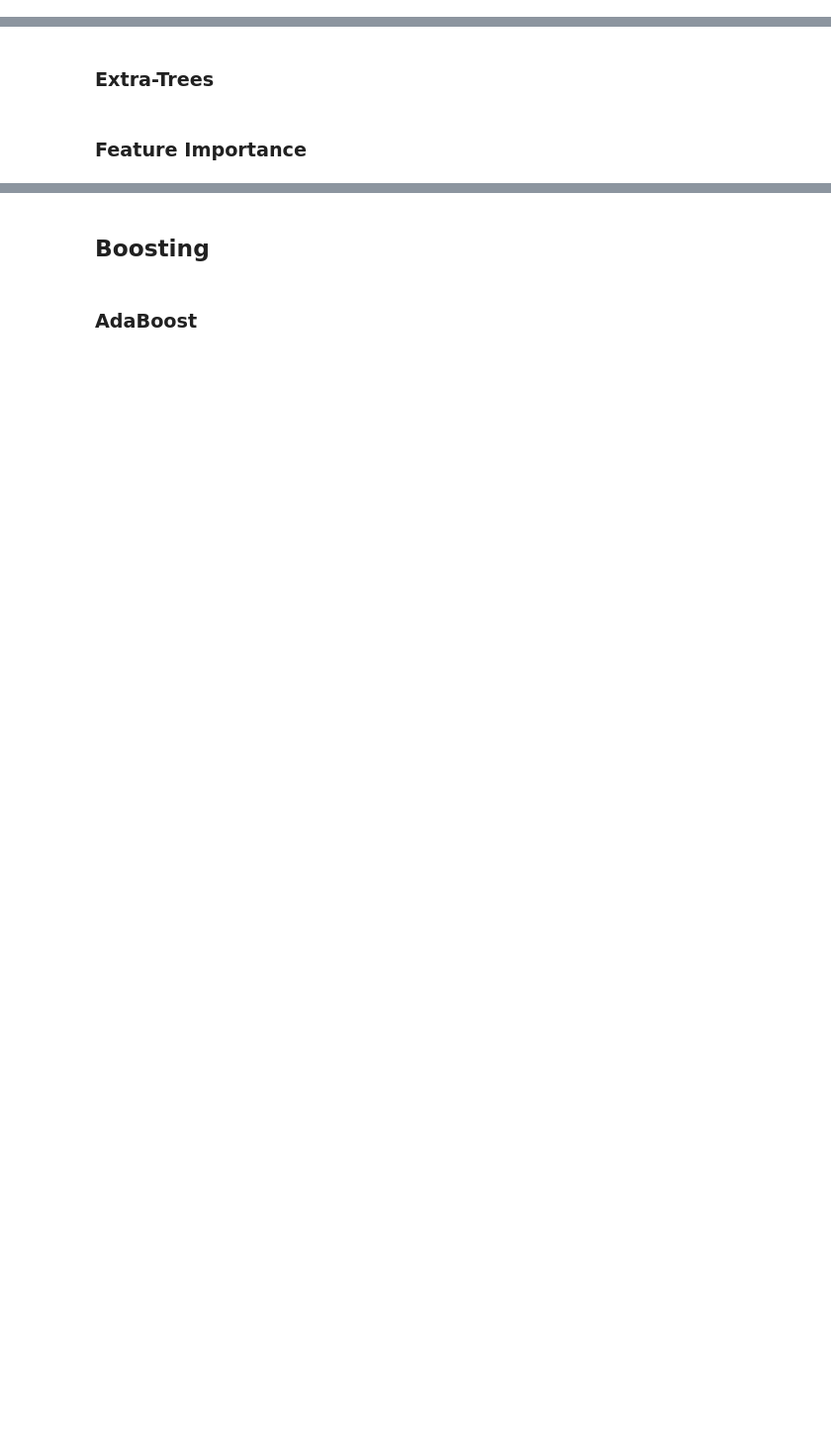
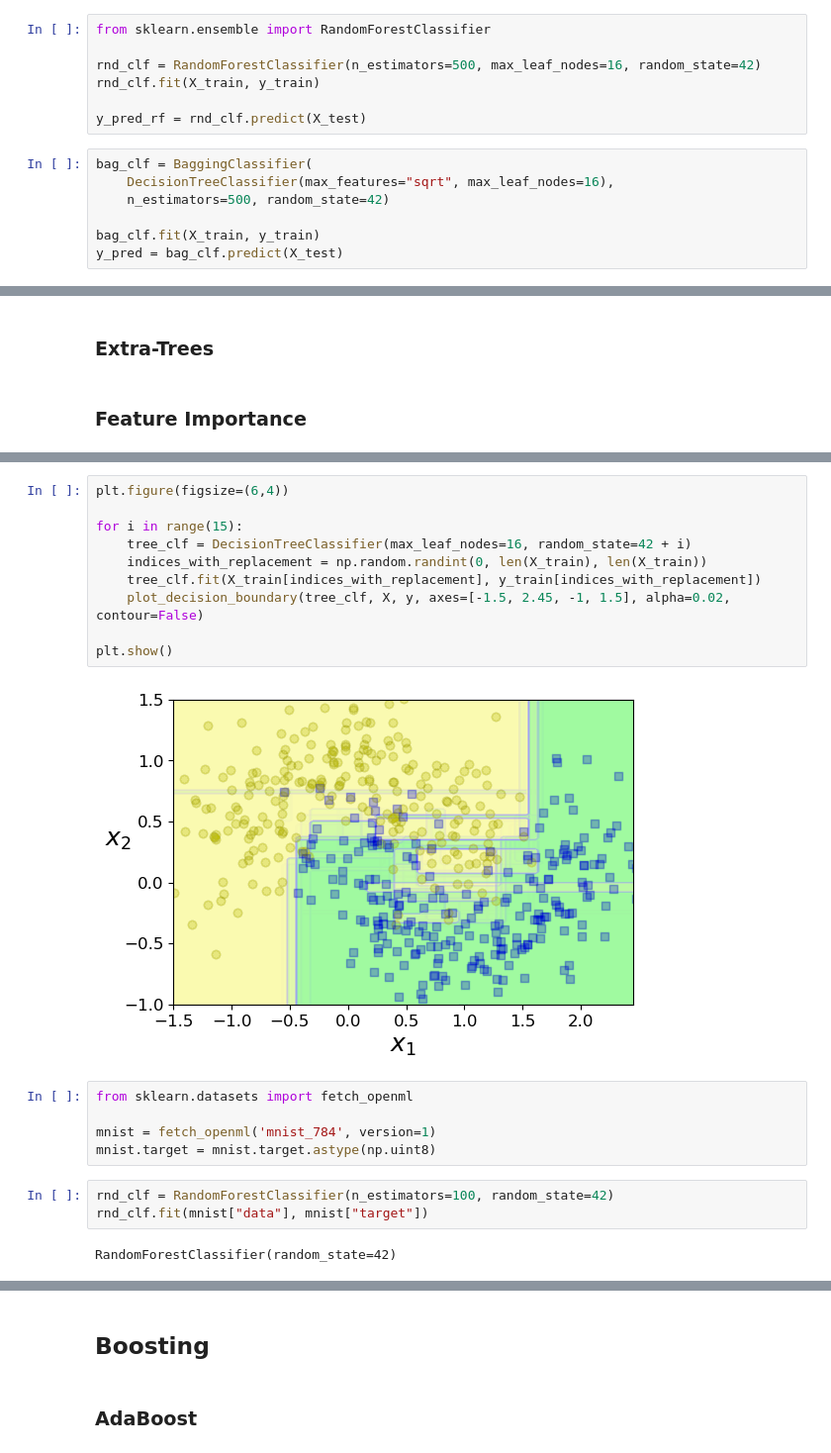
Before and after one commit to solyourock/ML_study, a Jupyter notebook: Hands_on/Chap7/chap_7.ipynb, the cells around one changed output, grey strips where cells are left out. Shown: that part at 99% size. Drawn from its saved outputs; the diff is of its cells as text; blank space fills up the shorter version.

```diff
--- a/Hands_on/Chap7/chap_7.ipynb
+++ b/Hands_on/Chap7/chap_7.ipynb
@@ -102,3 +205,17 @@ TypeError: __init__() got an unexpected keyword argument 'n_estimarots'
 ## Random Patches and Random Subspaces
 # %% [markdown]
 ## Random Forests
+# %%
+from sklearn.ensemble import RandomForestClassifier
+
+rnd_clf = RandomForestClassifier(n_estimators=500, max_leaf_nodes=16, random_state=42)
+rnd_clf.fit(X_train, y_train)
+
+y_pred_rf = rnd_clf.predict(X_test)
+# %%
+bag_clf = BaggingClassifier(
+    DecisionTreeClassifier(max_features="sqrt", max_leaf_nodes=16),
+    n_estimators=500, random_state=42)
+
+bag_clf.fit(X_train, y_train)
+y_pred = bag_clf.predict(X_test)
@@ -108,0 +242,22 @@ TypeError: __init__() got an unexpected keyword argument 'n_estimarots'
+# %%
+plt.figure(figsize=(6,4))
+
+for i in range(15):
+    tree_clf = DecisionTreeClassifier(max_leaf_nodes=16, random_state=42 + i)
+    indices_with_replacement = np.random.randint(0, len(X_train), len(X_train))
+    tree_clf.fit(X_train[indices_with_replacement], y_train[indices_with_replacement])
+    plot_decision_boundary(tree_clf, X, y, axes=[-1.5, 2.45, -1, 1.5], alpha=0.02, contour=False)
+
+plt.show()
+# %% [output]
+[figure, added]
+# %%
+from sklearn.datasets import fetch_openml
+
+mnist = fetch_openml('mnist_784', version=1)
+mnist.target = mnist.target.astype(np.uint8)
+# %%
+rnd_clf = RandomForestClassifier(n_estimators=100, random_state=42)
+rnd_clf.fit(mnist["data"], mnist["target"])
+# %% [output]
+RandomForestClassifier(random_state=42)
```
Also changed, not shown: parts of 17 cells of this notebook, 4 other files.
